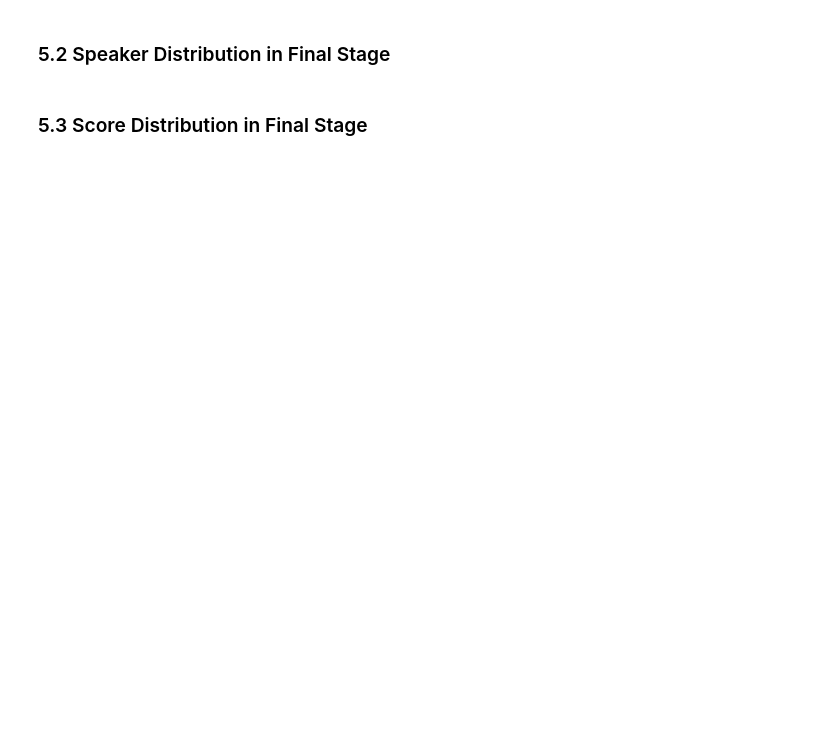
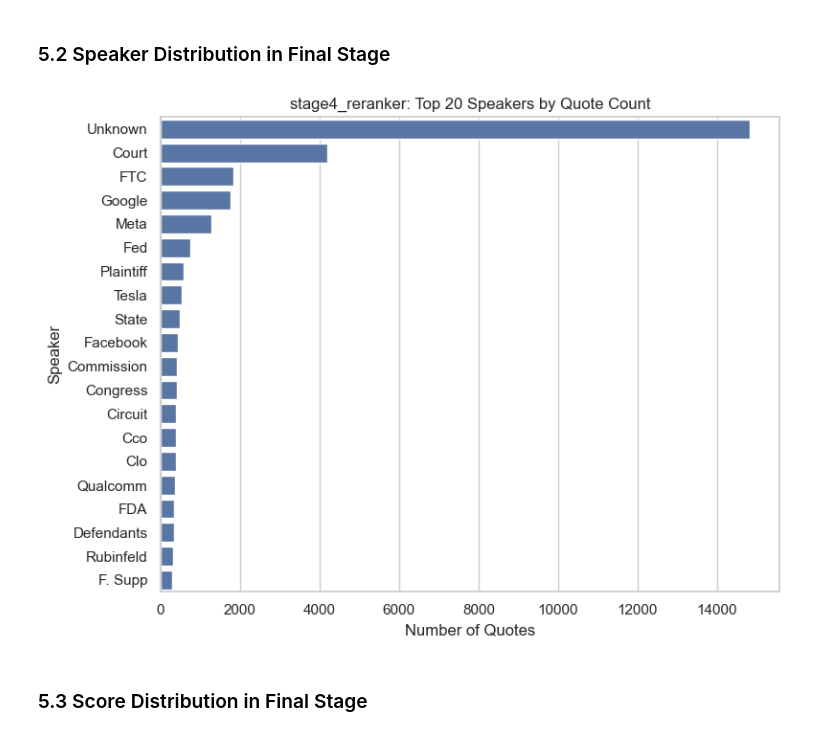
Before and after one commit to jakedugi/corp_speech_risk_dataset, a Jupyter notebook: notebooks/reports/pipeline_visualization.ipynb, the cells around one changed output. Drawn from its saved outputs; the diff is of its cells as text; code cells hidden in the pictures; blank space fills up the shorter version.

```diff
--- a/notebooks/reports/pipeline_visualization.ipynb
+++ b/notebooks/reports/pipeline_visualization.ipynb
@@ -139,3 +208,31 @@ else:
+# %%
+import matplotlib.pyplot as plt
+import seaborn as sns
+# 5.2: Final-stage speaker counts
+if not full_df.is_empty():
+    final = full_df.filter(pl.col('stage') == 4)
+    if not final.is_empty():
+        speaker_counts = (
+            final
+            .group_by('speaker')
+            .agg(pl.len().alias('n_quotes'))
+            .sort('n_quotes', descending=True)
+            .head(20)
+        )
+        df_sp = speaker_counts.to_pandas()
+        plt.figure(figsize=(8, 6))
+        sns.barplot(data=df_sp, y='speaker', x='n_quotes', orient='h')
+        plt.title('stage4_reranker: Top 20 Speakers by Quote Count')
+        plt.xlabel('Number of Quotes')
+        plt.ylabel('Speaker')
+        plt.tight_layout()
+        plt.show()
+    else:
+        print('No quotes survived to the final stage.')
+else:
+    print('No data to plot.')
+# %% [output]
+[figure, added]
 # %% [markdown]
 ### 5.3 Score Distribution in Final Stage
 # %%
```
Also changed, not shown: parts of 13 cells of this notebook, 10 other files.
